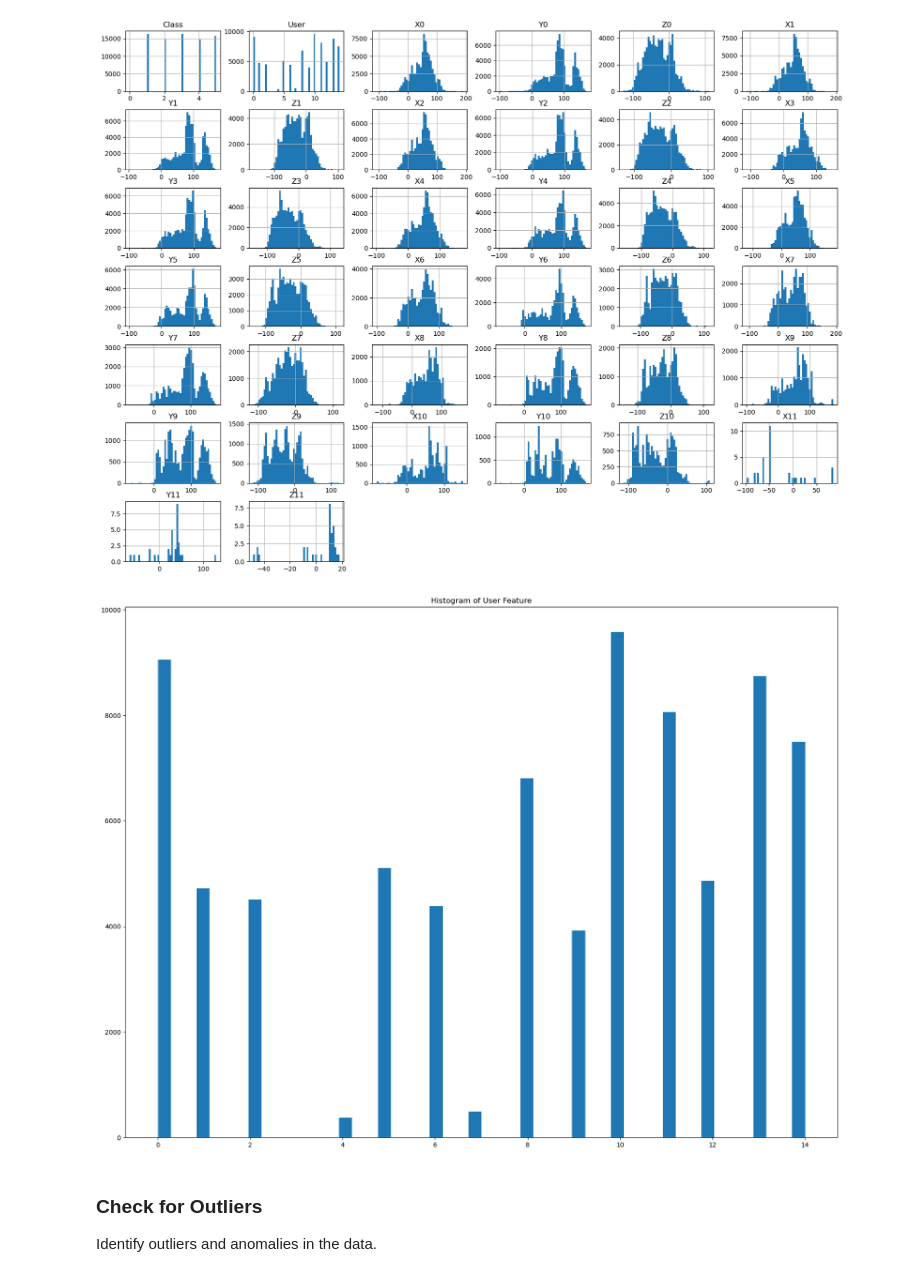
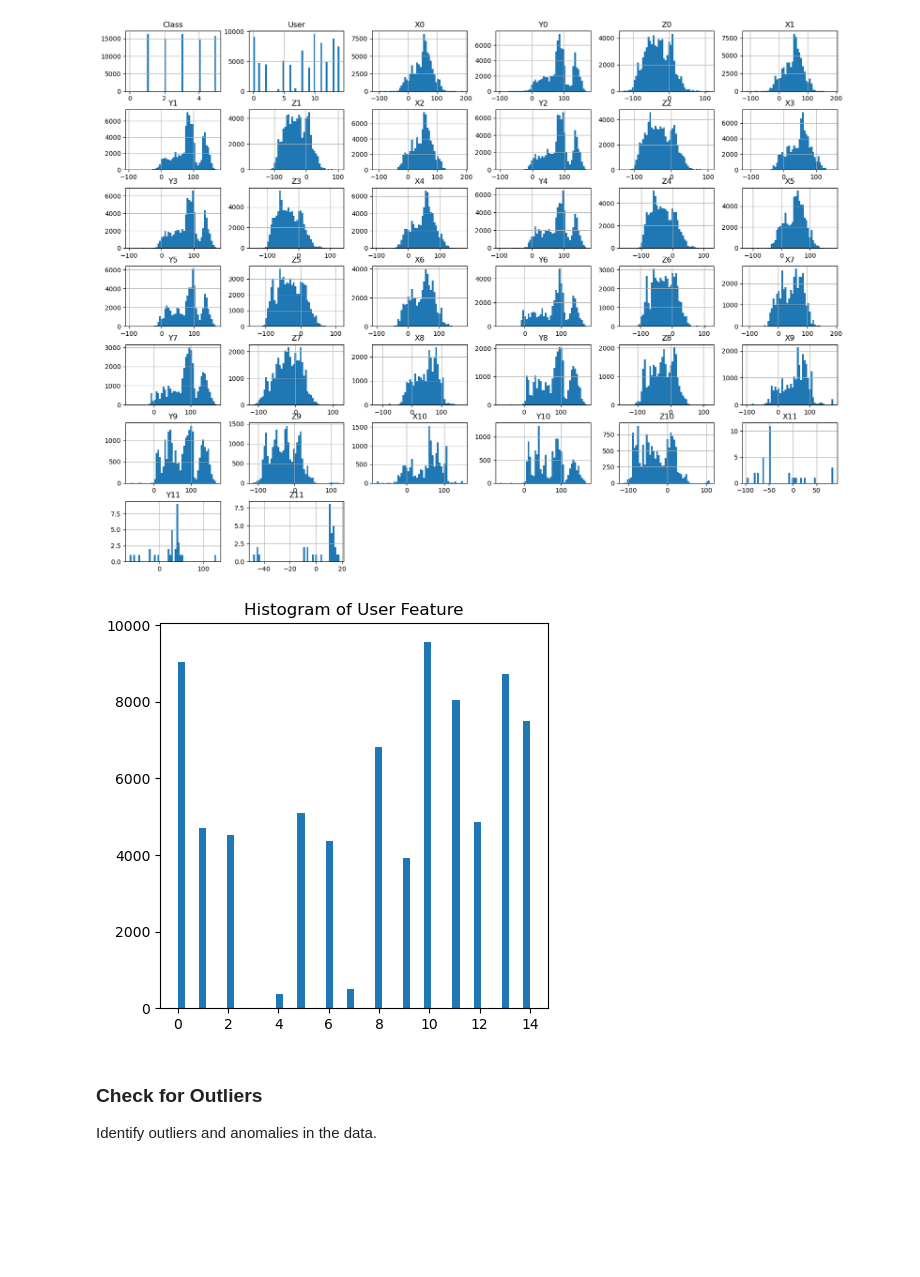
Before and after one commit to bodeborder/fcul-machine-learning, a Jupyter notebook: 2 trabalho/AA_2nd_HomeAssignment_G33.ipynb, the cells around one changed output. Cells and saved outputs as stored; diff of their text form; code cells hidden in the pictures; blank space fills up the shorter version.

```diff
--- a/2 trabalho/AA_2nd_HomeAssignment_G33.ipynb
+++ b/2 trabalho/AA_2nd_HomeAssignment_G33.ipynb
@@ -122,13 +122,13 @@ plt.show()
 # %%
 #histogram of user
 
 hist, bin_edges = np.histogram(df['User'], bins=50)
-plt.figure(figsize=(20,15))
+plt.figure(figsize=(5,5))
 plt.hist(df['User'], bins=50)
 plt.title('Histogram of User Feature')
 plt.show()
 # %% [output]
-[figure, old version]
+[figure, new version]
 # %% [markdown]
 ### Check for Outliers
 Identify outliers and anomalies in the data.
```
Also changed, not shown: parts of 5 cells of this notebook, 7 other files.
